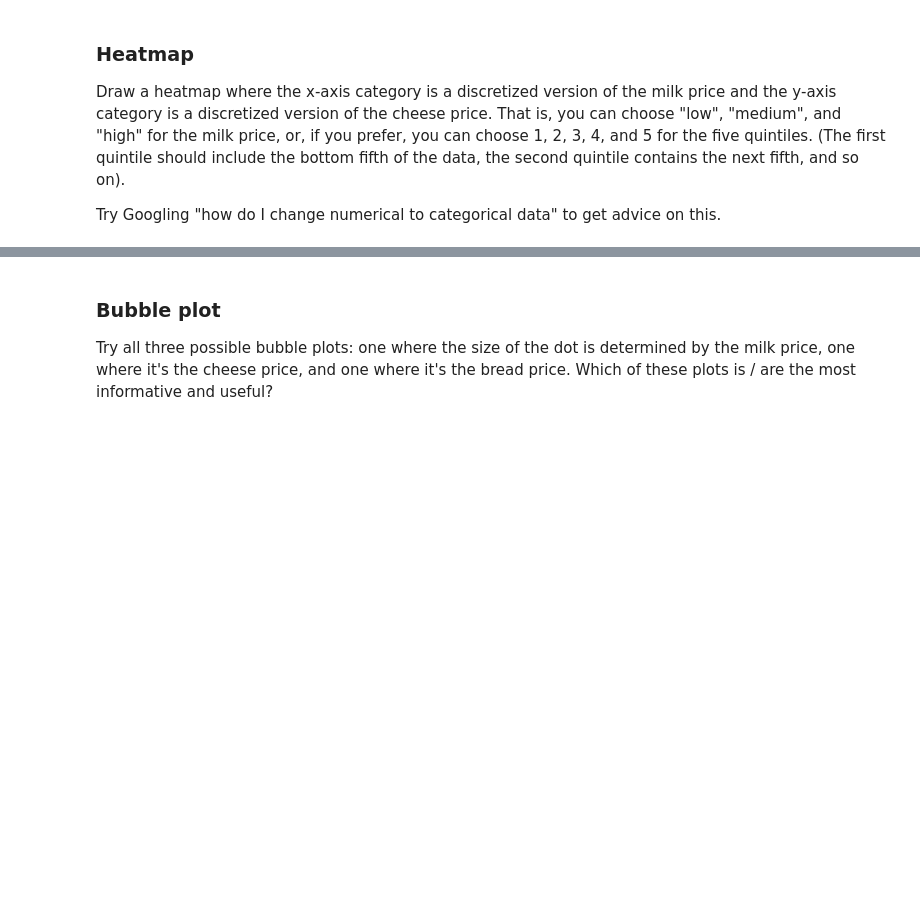
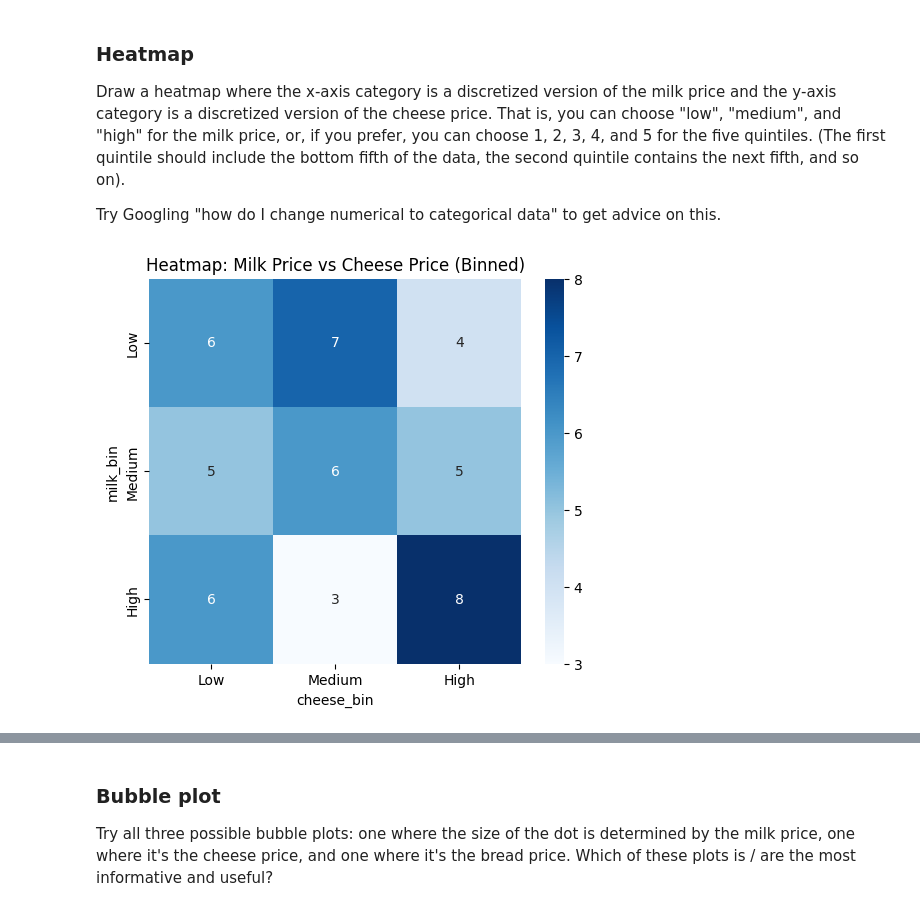
Before and after one commit to nikol-michailos/AIforleaders2, a Jupyter notebook: OMDS-ModB2-Week8-Michailos-Nikol.ipynb, the cells around one changed output, grey strips where cells are left out. Cells and saved outputs as stored; diff of their text form; code cells hidden in the pictures; blank space fills up the shorter version.

```diff
--- a/OMDS-ModB2-Week8-Michailos-Nikol.ipynb
+++ b/OMDS-ModB2-Week8-Michailos-Nikol.ipynb
@@ -226,3 +234,31 @@ df3 = pd.DataFrame({"milk": milk_series, "cheese": cheese_series, "bread": bread
 Draw a heatmap where the x-axis category is a discretized version of the milk price and the y-axis category is a discretized version of the cheese price.  That is, you can choose "low", "medium", and "high" for the milk price, or, if you prefer, you can choose 1, 2, 3, 4, and 5 for the five quintiles.  (The first quintile should include the bottom fifth of the data, the second quintile contains the next fifth, and so on).
 
 Try Googling "how do I change numerical to categorical data" to get advice on this.
+# %%
+
+# Heatmap: Milk vs Cheese Price (Binned)
+import pandas as pd
+import numpy as np
+import seaborn as sns
+import matplotlib.pyplot as plt
+
+np.random.seed(42)
+data = pd.DataFrame({
+    'milk_price': np.random.uniform(1.5, 4.5, 50),
+    'cheese_price': np.random.uniform(3.0, 8.0, 50),
+    'bread_price': np.random.uniform(1.0, 5.0, 50)
+})
+
+# Bin milk and cheese prices into Low/Medium/High
+data['milk_bin'] = pd.qcut(data['milk_price'], q=3, labels=['Low', 'Medium', 'High'])
+data['cheese_bin'] = pd.qcut(data['cheese_price'], q=3, labels=['Low', 'Medium', 'High'])
+
+# Crosstab for heatmap
+heatmap_data = pd.crosstab(data['milk_bin'], data['cheese_bin'])
+
+plt.figure(figsize=(6,5))
+sns.heatmap(heatmap_data, annot=True, cmap='Blues')
+plt.title("Heatmap: Milk Price vs Cheese Price (Binned)")
+plt.show()
+# %% [output]
+[figure, added]
```
Also changed, not shown: parts of 13 cells of this notebook.
